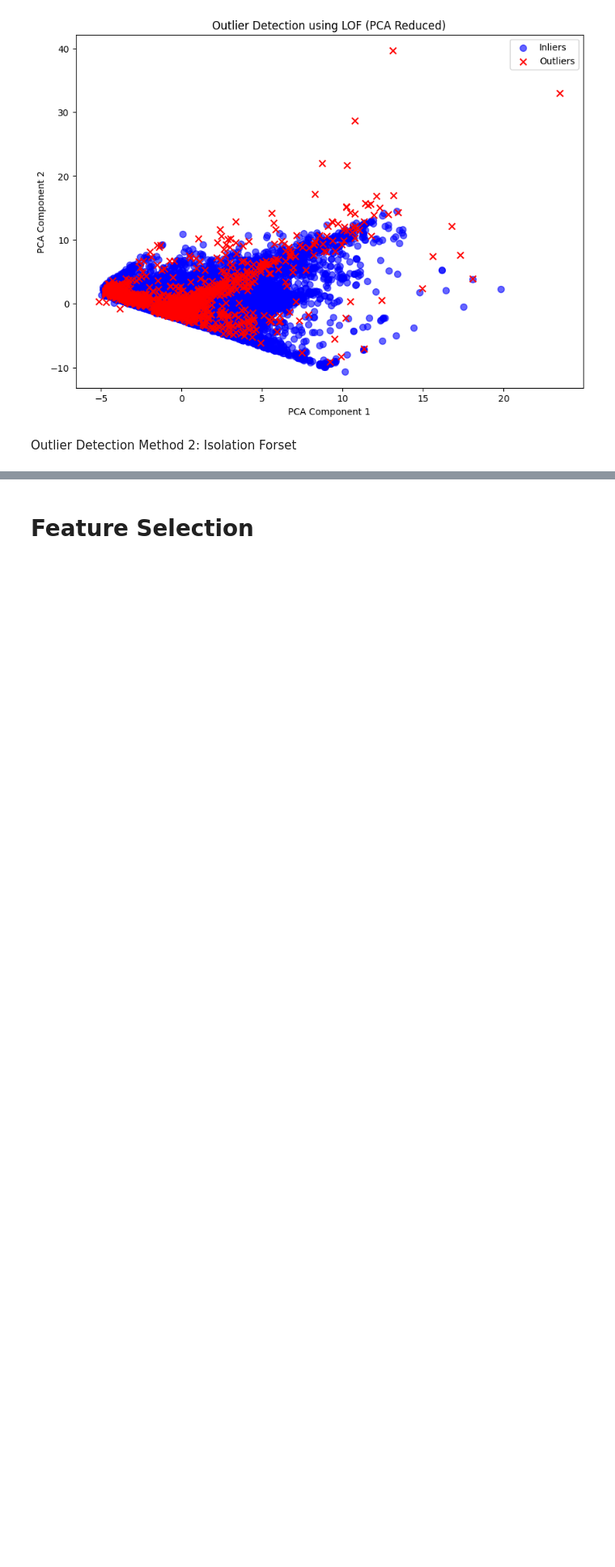
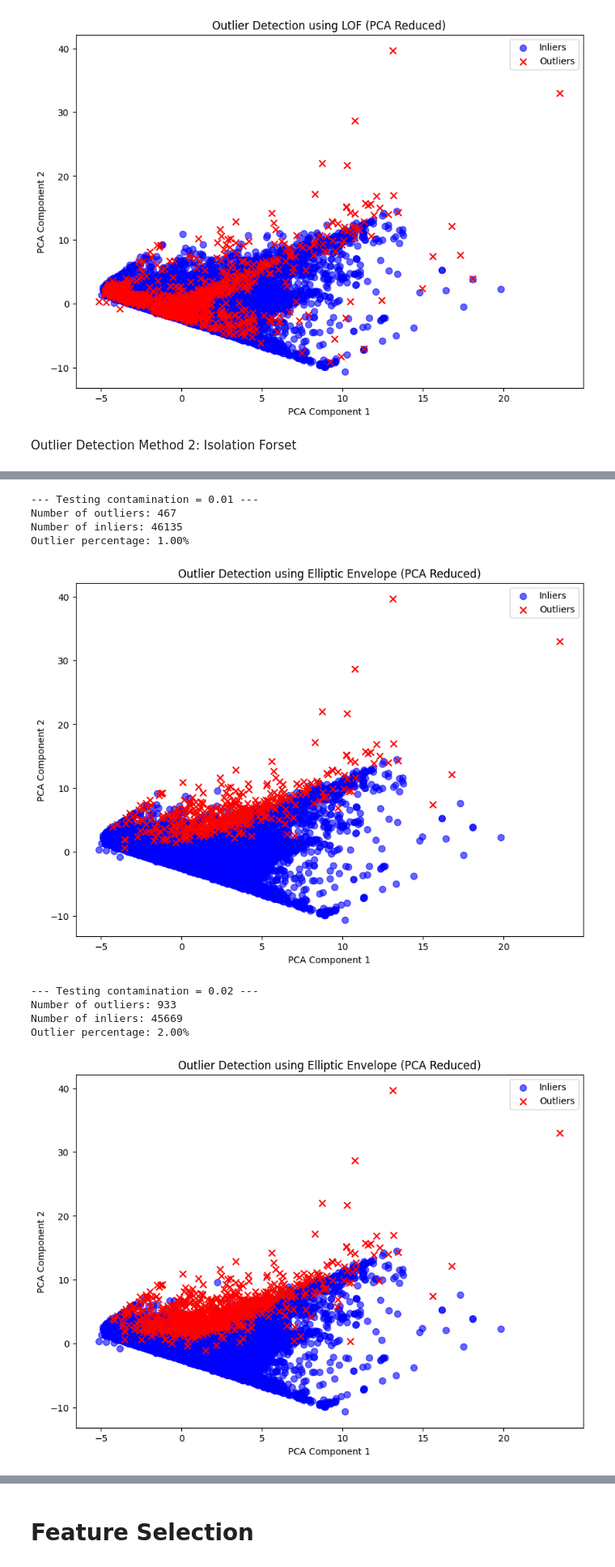
Before and after one commit to Preacho/Credit-Card-Default-Predicition, a Jupyter notebook: Final_Project_Delivery.ipynb, the cells around one changed output, grey strips where cells are left out. Shown at 81% size. Drawn from its saved outputs; the diff is of its cells as text; code cells hidden in the pictures; blank space fills up the shorter version.

```diff
--- a/Final_Project_Delivery.ipynb
+++ b/Final_Project_Delivery.ipynb
@@ -394,0 +480,49 @@ Outlier Detection Method 3:
+# %%
+data_outliers = data.copy()
+X_elliptic = data_outliers.drop(['ID', 'default.payment.next.month'], axis=1)
+y_elliptic = data_outliers['default.payment.next.month']
+
+outlier_results = {}
+
+contamination_levels = [0.01, 0.02, 0.03, 0.04, 0.05, 0.06, 0.07, 0.08, 0.09, 0.1]
+
+for contamination in contamination_levels:
+    print(f"\n--- Testing contamination = {contamination} ---")
+
+    # Initialize Elliptic Envelope
+    ee = EllipticEnvelope(contamination=contamination, random_state=42)
+
+    # Fit and predict outliers (-1 for outliers, 1 for inliers)
+    outlier_labels = ee.fit_predict(X_elliptic)
+
+    data_outliers['outlier_ee'] = outlier_labels
+    outliers_ee = data_outliers[data_outliers['outlier_ee'] == -1]
+    inliers_ee = data_outliers[data_outliers['outlier_ee'] == 1]
+
+    print(f'Number of outliers: {len(outliers_ee)}' )
+    print(f'Number of inliers: {len(inliers_ee)}')
+    print(f"Outlier percentage: {(len(outliers_ee)/len(data_outliers))*100:.2f}%")
+
+    plt.figure(figsize=(10,7))
+    plt.scatter(pca_components[outlier_labels == 1, 0], pca_components[outlier_labels == 1, 1],
+                c='blue', label='Inliers', s=50, alpha=0.6)
+    plt.scatter(pca_components[outlier_labels == -1, 0], pca_components[outlier_labels == -1, 1],
+                c='red', label='Outliers', s=50,marker='x')
+    plt.title('Outlier Detection using Elliptic Envelope (PCA Reduced)')
+    plt.xlabel('PCA Component 1')
+    plt.ylabel('PCA Component 2')
+    plt.legend()
+    plt.show()
+
+    data_outliers = data_outliers.drop('outlier_ee', axis=1)
+# %% [output]
+--- Testing contamination = 0.01 ---
+Number of outliers: 467
+Number of inliers: 46135
+Outlier percentage: 1.00%
+[figure, added]
+--- Testing contamination = 0.02 ---
+Number of outliers: 933
+Number of inliers: 45669
+Outlier percentage: 2.00%
+[figure, added]
```
Also changed, not shown: parts of 13 cells of this notebook, 1 other file.
